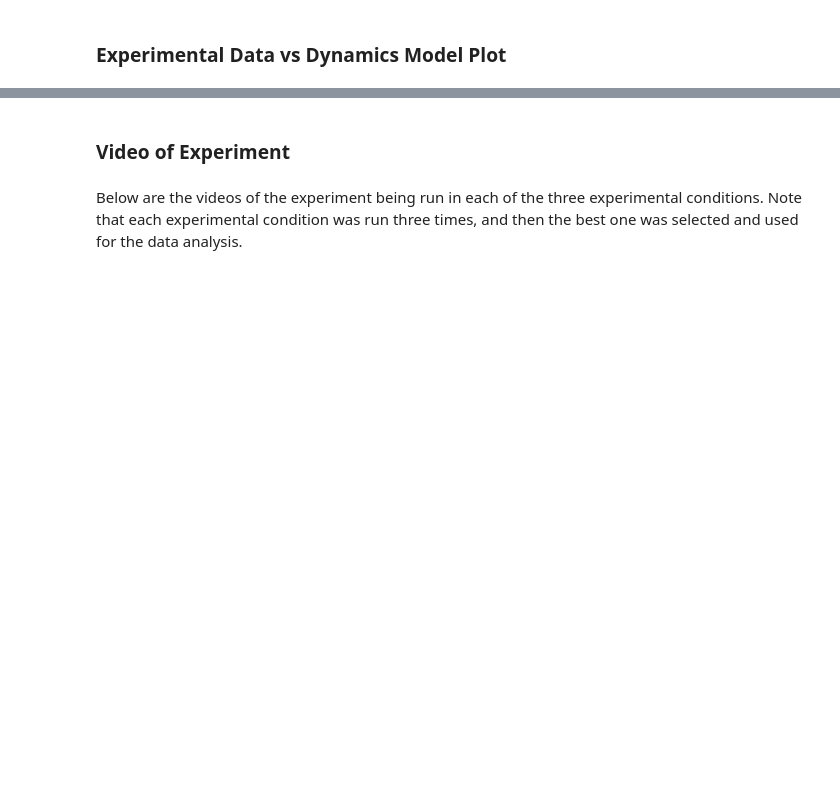
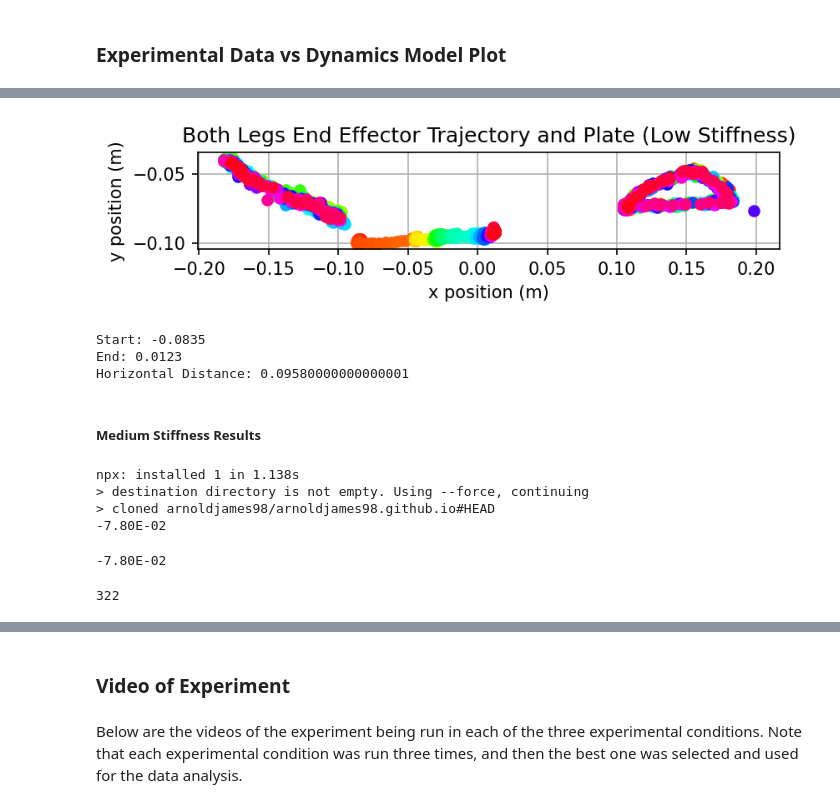
Before and after one commit to arnoldjames98/arnoldjames98.github.io, a Jupyter notebook: dataCollection.ipynb, the cells around one changed output, grey strips where cells are left out. Cells and saved outputs as stored; diff of their text form; code cells hidden in the pictures; blank space fills up the shorter version.

```diff
--- a/dataCollection.ipynb
+++ b/dataCollection.ipynb
@@ -63,0 +174,55 @@ Below are the cooresponding reaction forces for the low stiffness simulaton.
+# %%
+import matplotlib.pyplot as plt
+import numpy
+plt.rc('axes', prop_cycle=(plt.cycler('color', plt.cm.hsv(numpy.linspace(0, 1, (len(data)-2)*3)))))
+plt.figure(dpi=150)
+for i in range(len(data)-2):
+  blueLink = plt.plot(float(data[i+2][4]), -1*float(data[i+2][5]), marker='o')
+  blueLink = plt.plot(float(data[i+2][7]), -1*float(data[i+2][8]), marker='o')
+  blueLink = plt.plot(float(data[i+2][1]), -1*float(data[i+2][2]), marker='o')
+
+plt.title('Both Legs End Effector Trajectory and Plate (Low Stiffness)')
+plt.grid()
+plt.xlabel('x position (m)')
+plt.ylabel('y position (m)')
+plt.axis('scaled')
+plt.show()
+# %% [output]
+[figure, added]
+# %%
+# Find the horizontal distance traveled by the plate
+print('Start:', float(data[0+2][1]))
+print('End:', float(data[-1][1]))
+print('Horizontal Distance:', float(data[-1][1]) - float(data[0+2][1]))
+# %% [output]
+Start: -0.0835
+End: 0.0123
+Horizontal Distance: 0.09580000000000001
+# %% [markdown]
+##### Medium Stiffness Results
+# %%
+# Pull the .csv with the data from motion capture software
+!npx degit arnoldjames98/arnoldjames98.github.io/mediumStiff -f
+
+# Now the file is locally in colab, so can load it in via /content
+input_filename = 'data_medium.csv'
+
+import csv
+
+with open(input_filename, newline='') as csvfile:
+    data = list(csv.reader(csvfile))
+
+print(data[3][1])
+# %% [output]
+npx: installed 1 in 1.138s
+> destination directory is not empty. Using --force, continuing
+> cloned arnoldjames98/arnoldjames98.github.io#HEAD
+-7.80E-02
+# %%
+print(data[3][1])
+# %% [output]
+-7.80E-02
+# %%
+len(data)
+# %% [output]
+322
```
Also changed, not shown: parts of 32 cells of this notebook.
